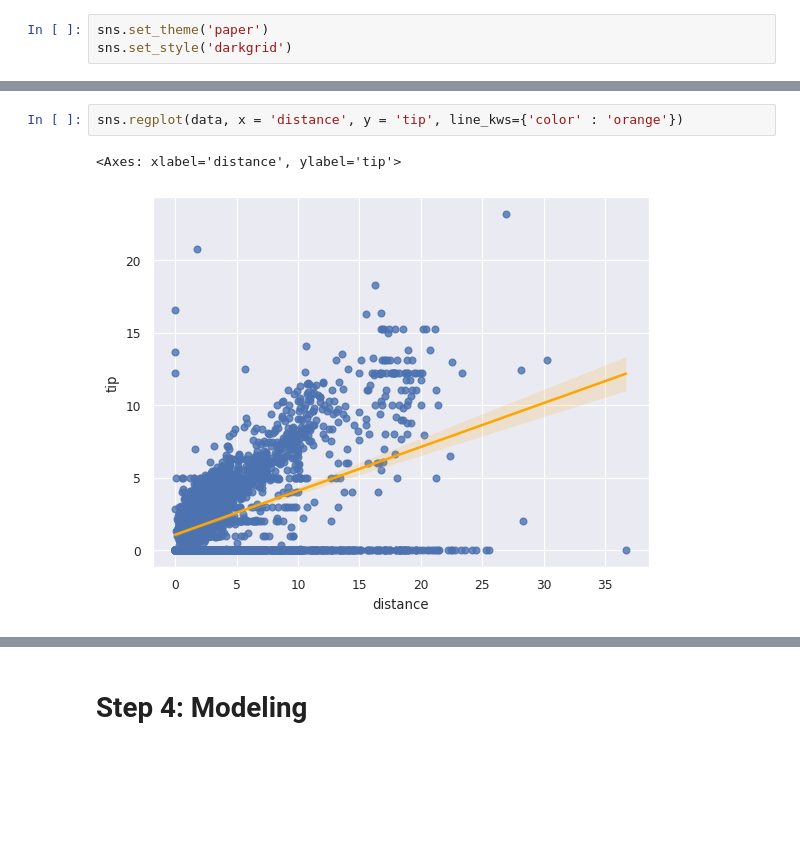
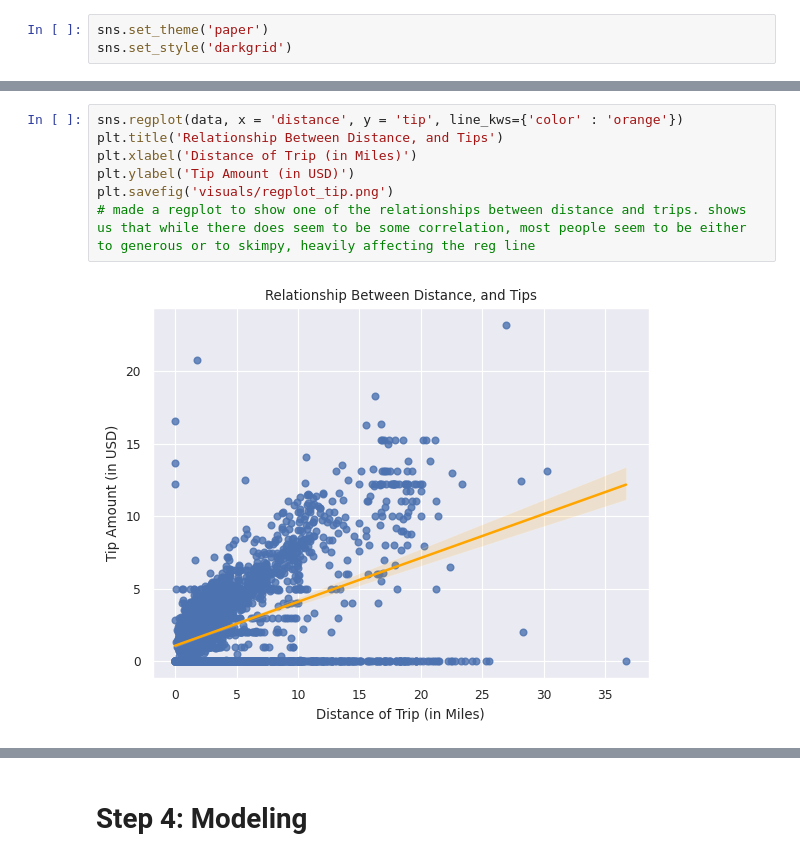
Before and after one commit to doerayme1224-bot/taxi_dataset, a Jupyter notebook: main.ipynb, the cells around one changed output, grey strips where cells are left out. Saved outputs shown, nothing was run; the diff lists cells and outputs as text; blank space fills up the shorter version.

```diff
--- a/main.ipynb
+++ b/main.ipynb
@@ -220,7 +234,11 @@ Text(0, 0.5, 'Frequency of Distance')
 # %%
 sns.regplot(data, x = 'distance', y = 'tip', line_kws={'color' : 'orange'})
+plt.title('Relationship Between Distance, and Tips')
+plt.xlabel('Distance of Trip (in Miles)')
+plt.ylabel('Tip Amount (in USD)')
+plt.savefig('visuals/regplot_tip.png')
+# made a regplot to show one of the relationships between distance and trips. shows us that while there does seem to be some correlation, most people seem to be either to generous or to skimpy, heavily affecting the reg line
 # %% [output]
-<Axes: xlabel='distance', ylabel='tip'>
-[figure, old version]
+[figure, new version]
 # %%
 sns.regplot(data, x = 'distance', y = 'total', line_kws={'color' : 'orange'})
```
Also changed, not shown: parts of 28 cells of this notebook, 15 other files.
